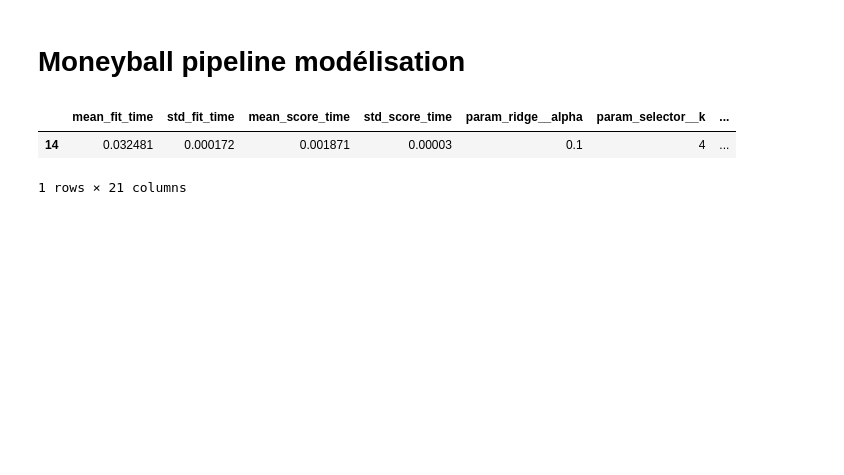
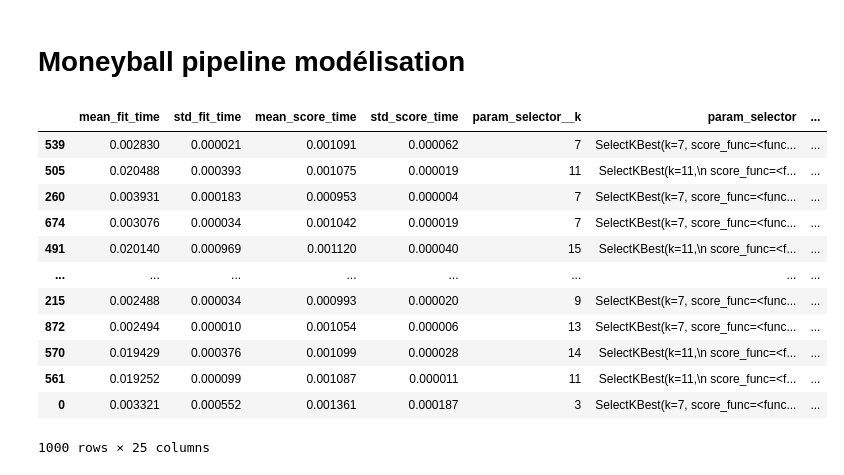
Before and after one commit to RaphaelBouvet/stats_3, a Jupyter notebook: Notebooks/03-CrossValidation&Regularisation.ipynb, the cells around one changed output. Drawn from its saved outputs; the diff is of its cells as text; code cells hidden in the pictures; blank space fills up the shorter version.

Commit message:
validation modele score final 0.59/7col

```diff
--- a/Notebooks/03-CrossValidation&Regularisation.ipynb
+++ b/Notebooks/03-CrossValidation&Regularisation.ipynb
@@ -746,10 +748,3 @@ baseball = pd.read_csv('data/Hitters.csv')
 baseball = baseball.dropna(how='any')
 baseball = baseball.drop(['Unnamed: 0','League','Division','NewLeague'],axis=1)
 salary = baseball.pop('Salary')
-# %%
-ridge = Ridge(max_iter=10000)
-scaler = StandardScaler()
-selector = SelectKBest(mutual_info_regression,k='all')
-
-param_grid = {'selector__k':[2,3,4,5,6,7],
-              'ridge__alpha': [0.001, 0.01, 0.1, 1, 3, 10, 100, 1000]}
@@ -756,15 +795,28 @@ param_grid = {'selector__k':[2,3,4,5,6,7],
 # %%
-pipe = Pipeline(steps=[("scaler", scaler), ("selector", selector), ("ridge", ridge)])
+pipe = Pipeline(steps=[("scaler", scaler),
+                       ("selector", selector),
+                       ("model", model_1)])
+params = [param_1,param_2,param_3,param_4]
 # %%
 baseball_train, baseball_test, salary_train, salary_test = train_test_split(baseball_std,salary,random_state=2708)
 # %%
-grid_search = GridSearchCV(pipe,param_grid,cv=10, scoring='neg_mean_squared_error')
+grid_search = RandomizedSearchCV(pipe,params,cv=10,n_iter=1000,scoring='neg_mean_squared_error')
 # %%
 grid_search.fit(baseball_train,salary_train)
 grid_results = pd.DataFrame(grid_search.cv_results_)
 grid_results['RMSE_train'] = np.sqrt(-grid_results['mean_test_score'])
-grid_results.sort_values(by='rank_test_score').head(1)
+grid_results.sort_values(by='rank_test_score')
 # %% [output]
-|  | mean_fit_time | std_fit_time | mean_score_time | std_score_time | param_ridge__alpha | param_selector__k | ... |
-| 14 | 0.032481 | 0.000172 | 0.001871 | 0.00003 | 0.1 | 4 | ... |
+|  | mean_fit_time | std_fit_time | mean_score_time | std_score_time | param_selector__k | param_selector | ... |
+| 539 | 0.002830 | 0.000021 | 0.001091 | 0.000062 | 7 | SelectKBest(k=7, score_func=<func... | ... |
+| 505 | 0.020488 | 0.000393 | 0.001075 | 0.000019 | 11 | SelectKBest(k=11,\n score_func=<f... | ... |
+| 260 | 0.003931 | 0.000183 | 0.000953 | 0.000004 | 7 | SelectKBest(k=7, score_func=<func... | ... |
+| 674 | 0.003076 | 0.000034 | 0.001042 | 0.000019 | 7 | SelectKBest(k=7, score_func=<func... | ... |
+| 491 | 0.020140 | 0.000969 | 0.001120 | 0.000040 | 15 | SelectKBest(k=11,\n score_func=<f... | ... |
+| ... | ... | ... | ... | ... | ... | ... | ... |
+| 215 | 0.002488 | 0.000034 | 0.000993 | 0.000020 | 9 | SelectKBest(k=7, score_func=<func... | ... |
+| 872 | 0.002494 | 0.000010 | 0.001054 | 0.000006 | 13 | SelectKBest(k=7, score_func=<func... | ... |
+| 570 | 0.019429 | 0.000376 | 0.001099 | 0.000028 | 14 | SelectKBest(k=11,\n score_func=<f... | ... |
+| 561 | 0.019252 | 0.000099 | 0.001087 | 0.000011 | 11 | SelectKBest(k=11,\n score_func=<f... | ... |
+| 0 | 0.003321 | 0.000552 | 0.001361 | 0.000187 | 3 | SelectKBest(k=7, score_func=<func... | ... |
-1 rows × 21 columns
+1000 rows × 25 columns
```
Also changed, not shown: parts of 18 cells of this notebook.
